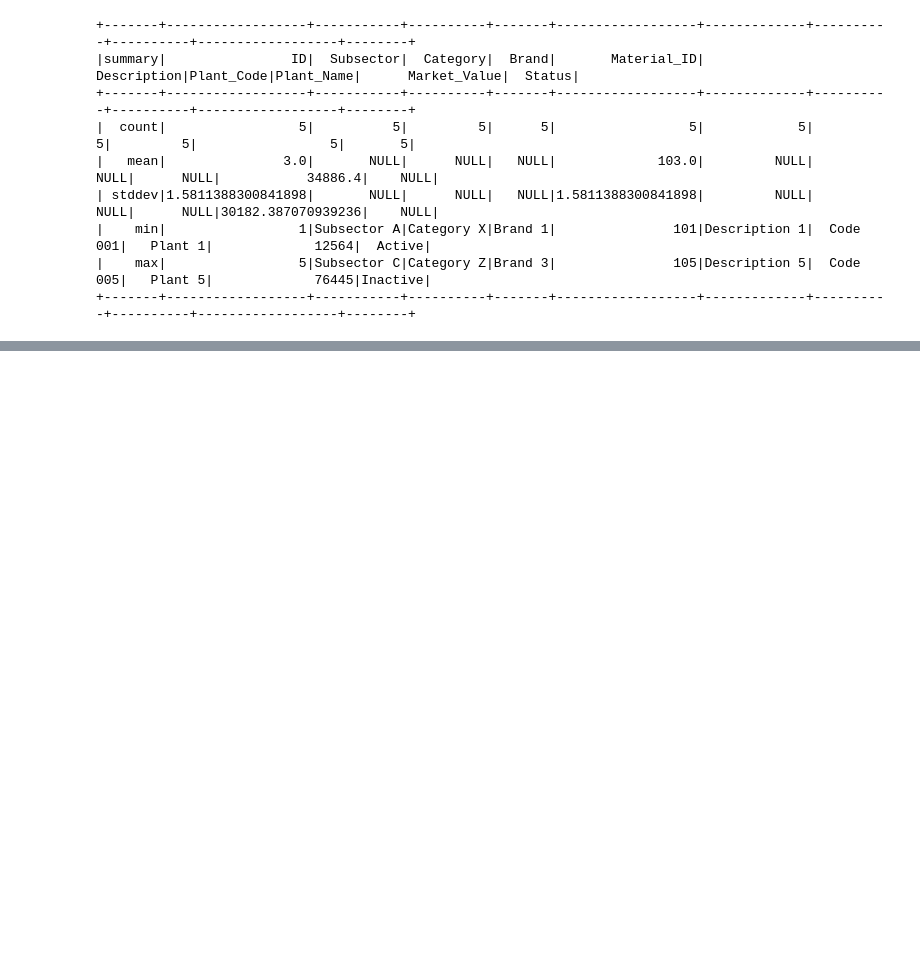
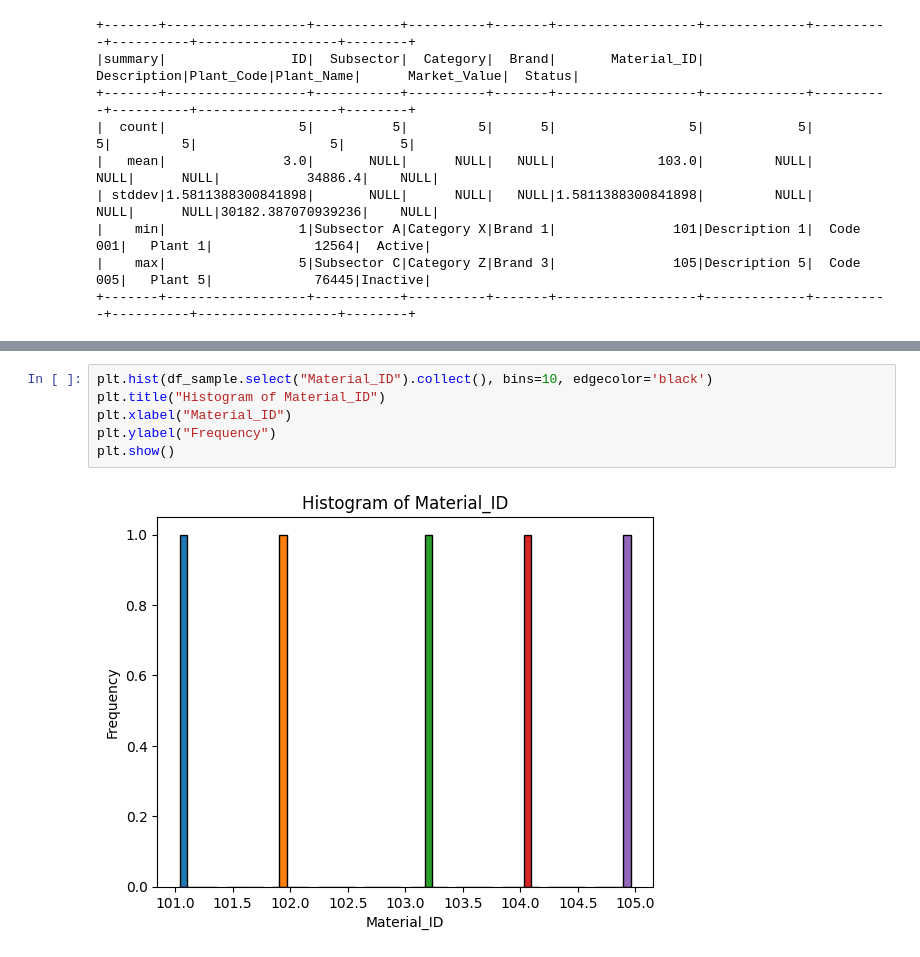
Before and after one commit to PawelJakubczyk/pyspark_note, a Jupyter notebook: pyspark_crud_read.ipynb, the cells around one changed output, grey strips where cells are left out. Cells and saved outputs as stored; diff of their text form; blank space fills up the shorter version.

```diff
--- a/pyspark_crud_read.ipynb
+++ b/pyspark_crud_read.ipynb
@@ -113,0 +169,8 @@ from pyspark.sql.functions import avg
+# %%
+plt.hist(df_sample.select("Material_ID").collect(), bins=10, edgecolor='black')
+plt.title("Histogram of Material_ID")
+plt.xlabel("Material_ID")
+plt.ylabel("Frequency")
+plt.show()
+# %% [output]
+[figure, added]
```
Also changed, not shown: parts of 10 cells of this notebook.
